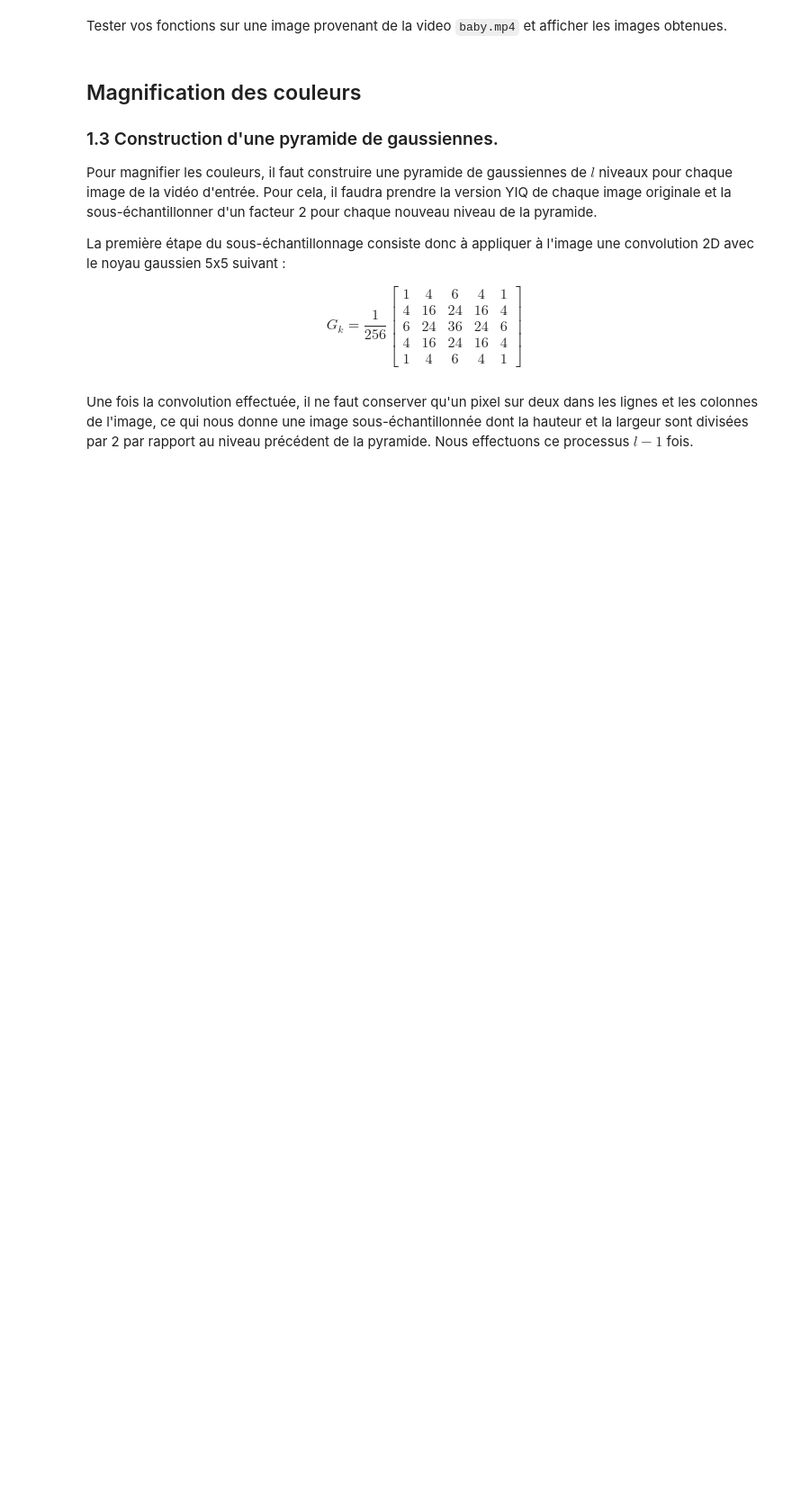
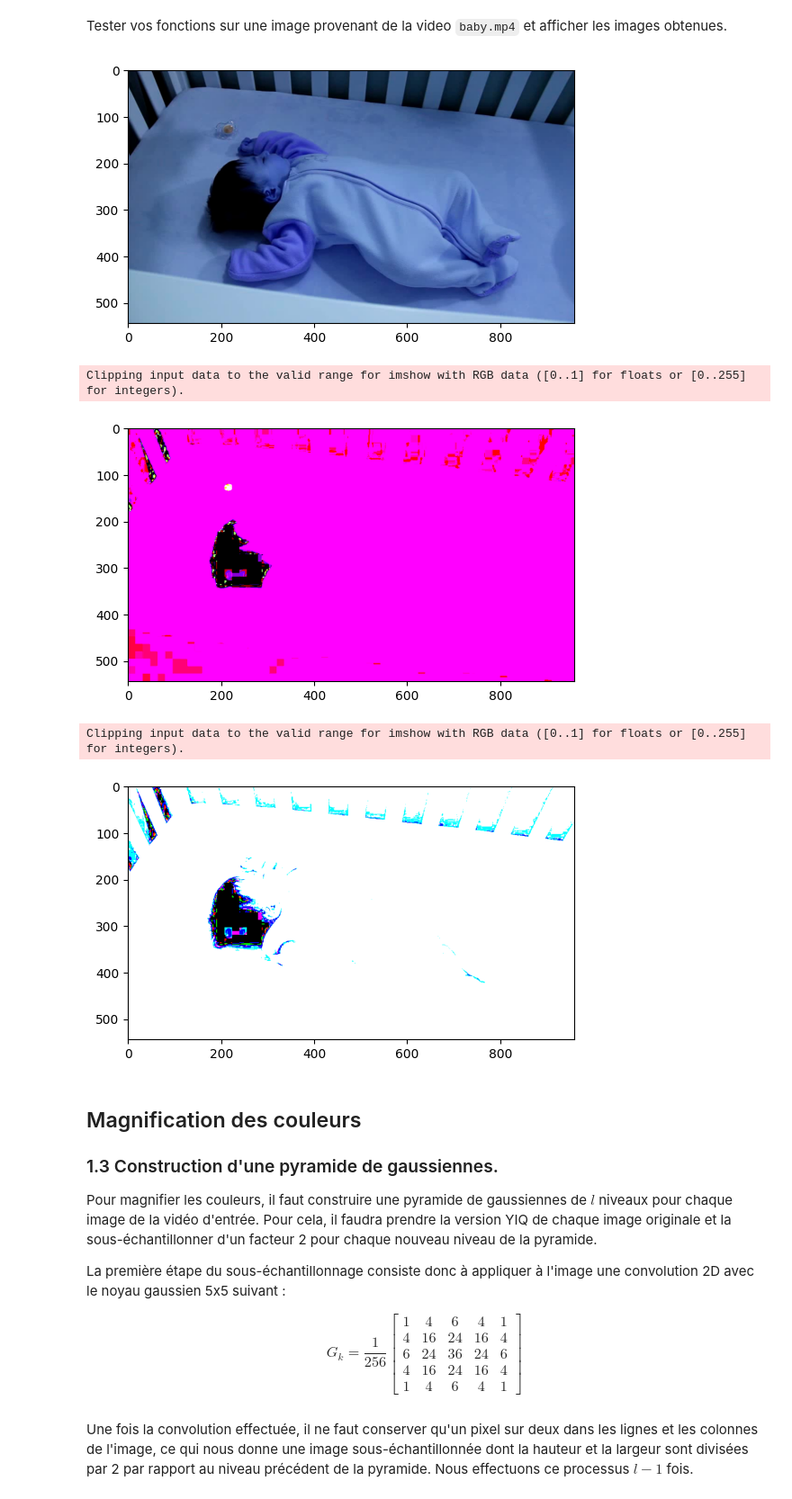
Before and after one commit to hamdilyes/Vision, a Jupyter notebook: TP/Lab_2022_2023_Final_Student.ipynb, the cells around one changed output. Shown at 90% size. Saved outputs shown, nothing was run; the diff lists cells and outputs as text; code cells hidden in the pictures; blank space fills up the shorter version.

```diff
--- a/TP/Lab_2022_2023_Final_Student.ipynb
+++ b/TP/Lab_2022_2023_Final_Student.ipynb
@@ -103,6 +103,14 @@ Compléter les fonctions suivantes permettant de convertir une image de l'espace
 #convert RBG to YIQ
 def rgb2yiq(src):
     # To complete
+    # Y = 0.299 R + 0.587 G + 0.114 B
+    # I = 0.595716 R - 0.274453 G - 0.321263 B
+    # Q = 0.211456 R - 0.522591 G + 0.311135 B
+    yiq = np.zeros(src.shape)
+    yiq[:,:,0] = 0.299*src[:,:,0] + 0.587*src[:,:,1] + 0.114*src[:,:,2]
+    yiq[:,:,1] = 0.595716*src[:,:,0] - 0.274453*src[:,:,1] - 0.321263*src[:,:,2]
+    yiq[:,:,2] = 0.211456*src[:,:,0] - 0.522591*src[:,:,1] + 0.311135*src[:,:,2]
+    return yiq
 # %% [markdown]
 On a aussi la conversion entre YIQ et RGB
 <center><img src='./Figs/yiq2rgb.svg' width=400></center>
@@ -109,15 +126,40 @@ On a aussi la conversion entre YIQ et RGB
 # %%
-#convert YIQ to RBG
+#convert YIQ to RGB
 def yiq2rgb(src):
     # to complete
+    # R = Y + 0.95629572 I + 0.62102442 Q
+    # G = Y - 0.2721221 I - 0.6473806 Q
+    # B = Y - 1.10698902 I + 1.704615 Q
+    rgb = np.zeros(src.shape)
+    rgb[:,:,0] = src[:,:,0] + 0.95629572*src[:,:,1] + 0.62102442*src[:,:,2]
+    rgb[:,:,1] = src[:,:,0] - 0.2721221*src[:,:,1] - 0.6473806*src[:,:,2]
+    rgb[:,:,2] = src[:,:,0] - 1.10698902*src[:,:,1] + 1.704615*src[:,:,2]
+    return rgb
 # %% [markdown]
 Tester vos fonctions sur une image provenant de la video `baby.mp4` et afficher les images obtenues.
 # %%
 %matplotlib inline
 from matplotlib import pyplot as plt
 
 img = cv2.imread("./data/Images/baby_0.jpg",1)
 # To complete
+
+plt.imshow(img)
+plt.show()
+
+yiq = rgb2yiq(img)
+plt.imshow(yiq)
+plt.show()
+
+rgb = yiq2rgb(yiq)
+plt.imshow(rgb)
+plt.show()
+# %% [output]
+[figure, added]
+Clipping input data to the valid range for imshow with RGB data ([0..1] for floats or [0..255] for integers).
+[figure, added]
+Clipping input data to the valid range for imshow with RGB data ([0..1] for floats or [0..255] for integers).
+[figure, added]
 # %% [markdown]
 ## Magnification des couleurs
 ### 1.3 Construction d'une pyramide de gaussiennes.
```
Also changed, not shown: parts of 1 cell of this notebook.
